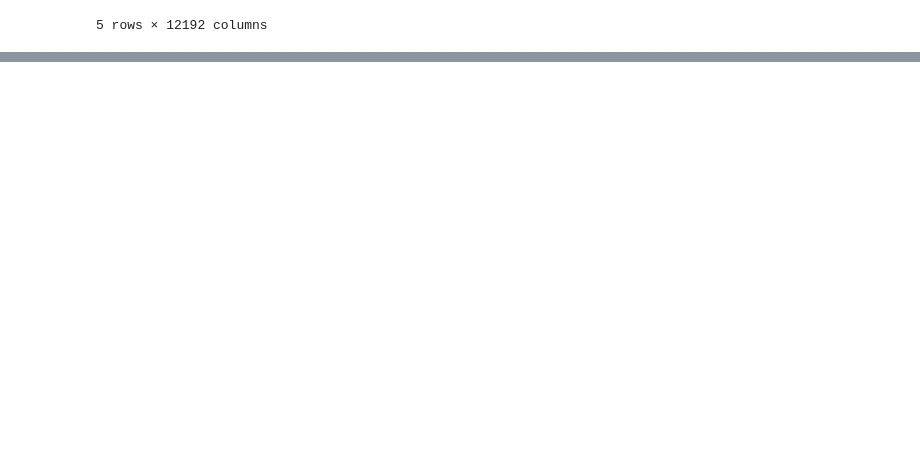
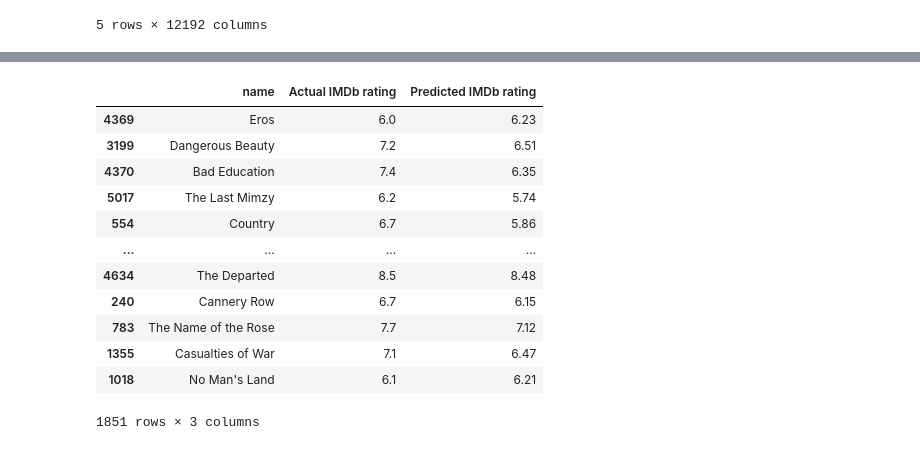
Before and after one commit to AleksKostrycka/Movie_Review_Project, a Jupyter notebook: Random_Forest_Regression_Model.ipynb, the cells around one changed output, grey strips where cells are left out. Saved outputs shown, nothing was run; the diff lists cells and outputs as text; code cells hidden in the pictures; blank space fills up the shorter version.

```diff
--- a/Random_Forest_Regression_Model.ipynb
+++ b/Random_Forest_Regression_Model.ipynb
@@ -355,3 +342,9 @@ feats
  'director_George Nolfi': 0.0,
  'director_George P. Cosmatos': 0.0,
  ...}
+# %%
+# Create DataFrame of actual and predicted rating
+test_pred = pd.DataFrame(
+    {'Actual IMDb rating':y_test,
+    'Predicted IMDb rating':y_pred})
+test_pred
@@ -357,0 +365,4 @@ feats
+# %%
+# Get names of movies
+names_df = pd.DataFrame({'name': movies_df['name']})
+names_df
@@ -357,0 +383,22 @@ feats
+# %%
+# Merge dataframes
+actual_vs_predicted = pd.merge(test_pred, names_df, left_index=True, right_index=True)
+# Change order of columns
+actual_vs_predicted = actual_vs_predicted.reindex(columns=['name','Actual IMDb rating','Predicted IMDb rating'])
+# Format predicted column
+actual_vs_predicted['Predicted IMDb rating'] = actual_vs_predicted['Predicted IMDb rating'].map('{:.2f}'.format)
+actual_vs_predicted
+# %% [output]
+|  | name | Actual IMDb rating | Predicted IMDb rating |
+| 4369 | Eros | 6.0 | 6.23 |
+| 3199 | Dangerous Beauty | 7.2 | 6.51 |
+| 4370 | Bad Education | 7.4 | 6.35 |
+| 5017 | The Last Mimzy | 6.2 | 5.74 |
+| 554 | Country | 6.7 | 5.86 |
+| ... | ... | ... | ... |
+| 4634 | The Departed | 8.5 | 8.48 |
+| 240 | Cannery Row | 6.7 | 6.15 |
+| 783 | The Name of the Rose | 7.7 | 7.12 |
+| 1355 | Casualties of War | 7.1 | 6.47 |
+| 1018 | No Man's Land | 6.1 | 6.21 |
+1851 rows × 3 columns
```
Also changed, not shown: parts of 13 cells of this notebook.
